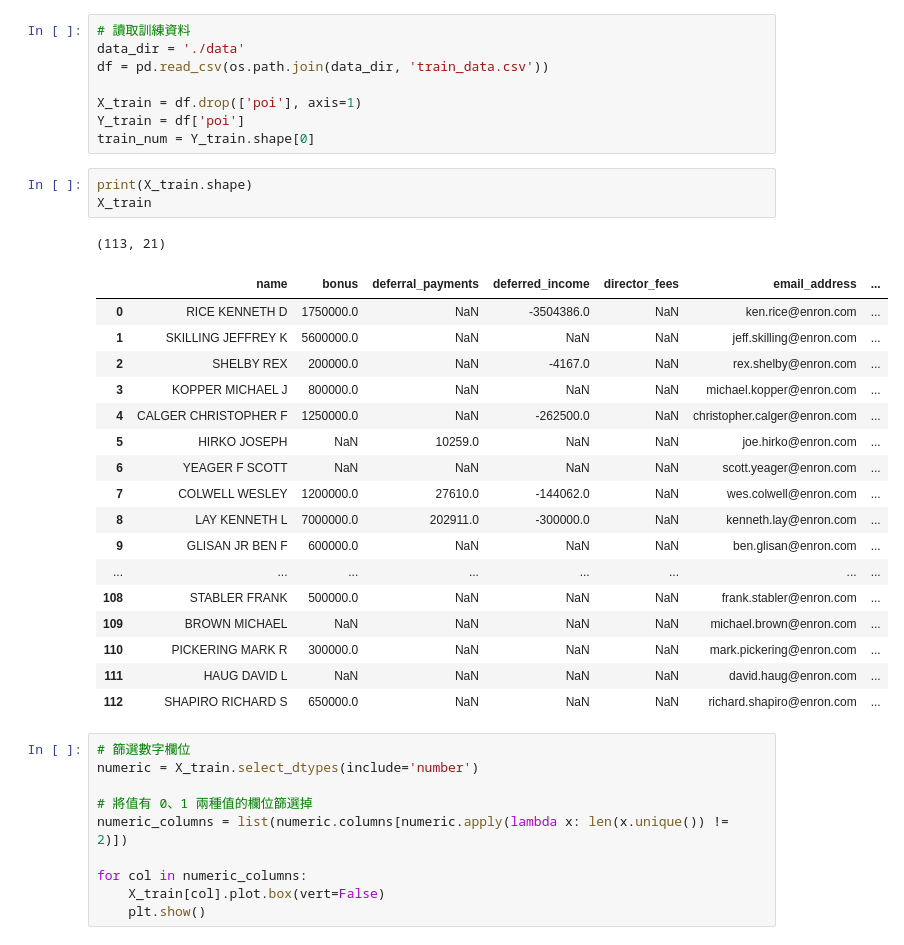
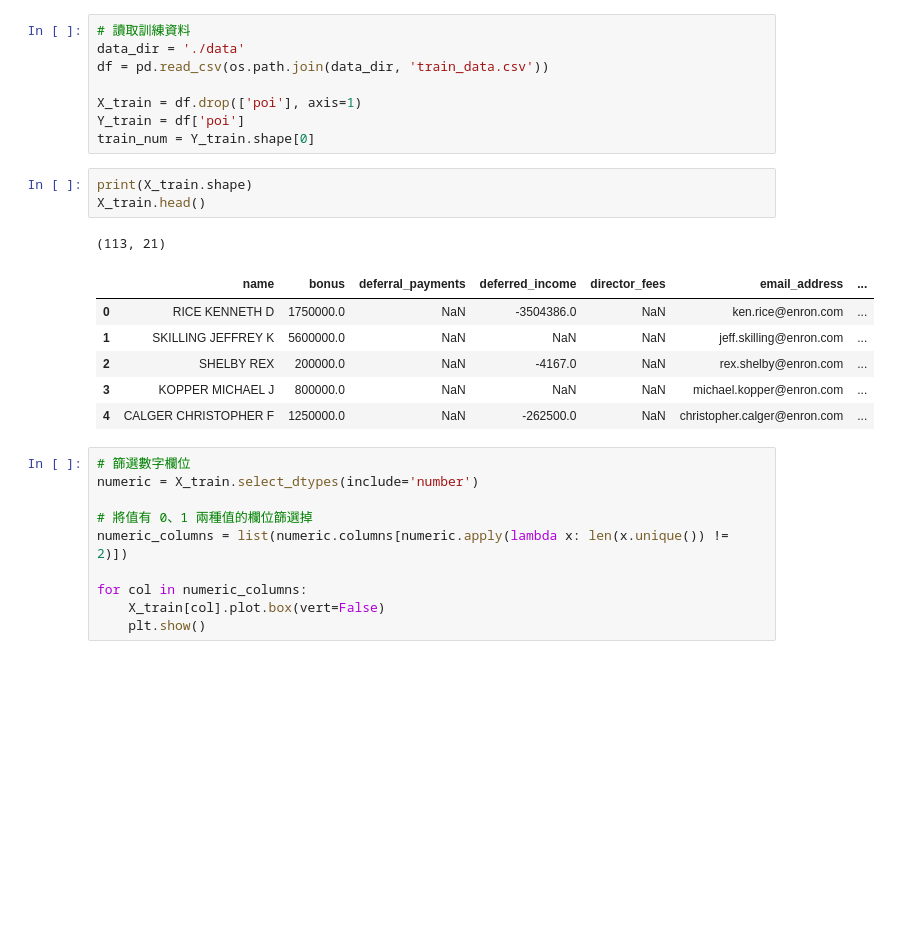
Before and after one commit to kvzl/ML100-Days, a Jupyter notebook: midterm/Day_049_Midterm.ipynb, the cells around one changed output. Saved outputs shown, nothing was run; the diff lists cells and outputs as text; blank space fills up the shorter version.

```diff
--- a/midterm/Day_049_Midterm.ipynb
+++ b/midterm/Day_049_Midterm.ipynb
@@ -30,26 +30,15 @@ Y_train = df['poi']
 train_num = Y_train.shape[0]
 # %%
 print(X_train.shape)
-X_train
+X_train.head()
 # %% [output]
 (113, 21)
 |  | name | bonus | deferral_payments | deferred_income | director_fees | email_address | ... |
 | 0 | RICE KENNETH D | 1750000.0 | NaN | -3504386.0 | NaN | ken.rice@enron.com | ... |
 | 1 | SKILLING JEFFREY K | 5600000.0 | NaN | NaN | NaN | jeff.skilling@enron.com | ... |
 | 2 | SHELBY REX | 200000.0 | NaN | -4167.0 | NaN | rex.shelby@enron.com | ... |
 | 3 | KOPPER MICHAEL J | 800000.0 | NaN | NaN | NaN | michael.kopper@enron.com | ... |
 | 4 | CALGER CHRISTOPHER F | 1250000.0 | NaN | -262500.0 | NaN | christopher.calger@enron.com | ... |
-| 5 | HIRKO JOSEPH | NaN | 10259.0 | NaN | NaN | joe.hirko@enron.com | ... |
-| 6 | YEAGER F SCOTT | NaN | NaN | NaN | NaN | scott.yeager@enron.com | ... |
-| 7 | COLWELL WESLEY | 1200000.0 | 27610.0 | -144062.0 | NaN | wes.colwell@enron.com | ... |
-| 8 | LAY KENNETH L | 7000000.0 | 202911.0 | -300000.0 | NaN | kenneth.lay@enron.com | ... |
-| 9 | GLISAN JR BEN F | 600000.0 | NaN | NaN | NaN | ben.glisan@enron.com | ... |
-| ... | ... | ... | ... | ... | ... | ... | ... |
-| 108 | STABLER FRANK | 500000.0 | NaN | NaN | NaN | frank.stabler@enron.com | ... |
-| 109 | BROWN MICHAEL | NaN | NaN | NaN | NaN | michael.brown@enron.com | ... |
-| 110 | PICKERING MARK R | 300000.0 | NaN | NaN | NaN | mark.pickering@enron.com | ... |
-| 111 | HAUG DAVID L | NaN | NaN | NaN | NaN | david.haug@enron.com | ... |
-| 112 | SHAPIRO RICHARD S | 650000.0 | NaN | NaN | NaN | richard.shapiro@enron.com | ... |
 # %%
 # 篩選數字欄位
 numeric = X_train.select_dtypes(include='number')
```
